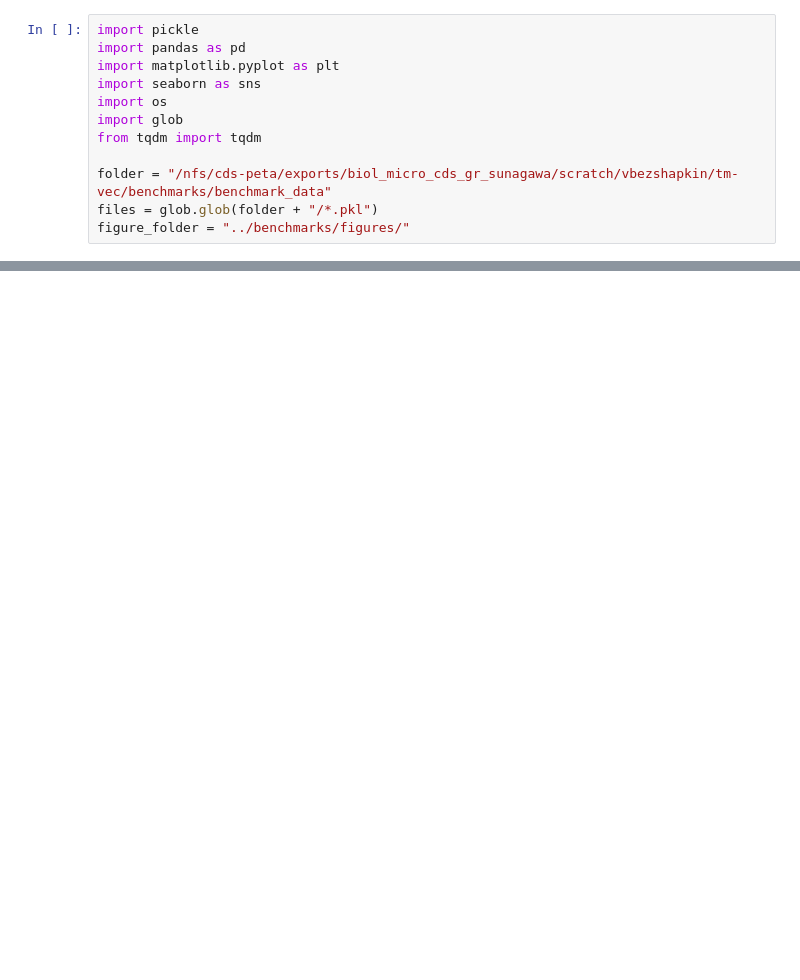
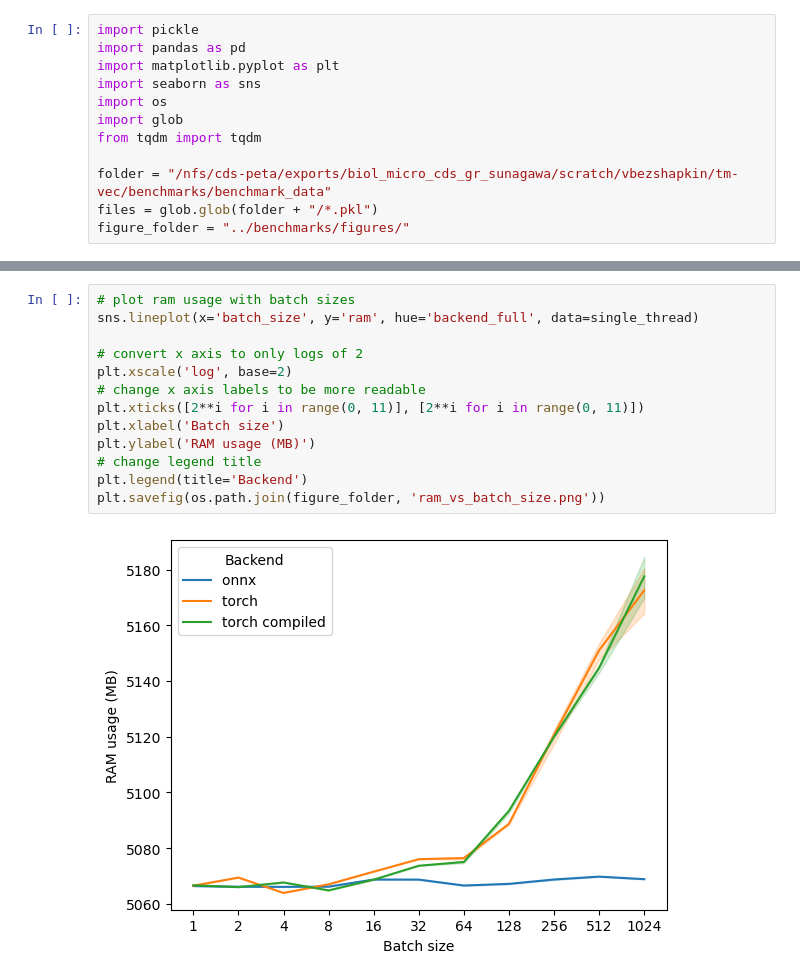
Before and after one commit to mortonjt/tm-vec, a Jupyter notebook: notebooks/benchmark_vis.ipynb, the cells around one changed output, grey strips where cells are left out. Saved outputs shown, nothing was run; the diff lists cells and outputs as text; blank space fills up the shorter version.

```diff
--- a/notebooks/benchmark_vis.ipynb
+++ b/notebooks/benchmark_vis.ipynb
@@ -104,0 +109,15 @@ plt.savefig(os.path.join(figure_folder, 'model_loading_time.png'));
+# %%
+# plot ram usage with batch sizes
+sns.lineplot(x='batch_size', y='ram', hue='backend_full', data=single_thread)
+
+# convert x axis to only logs of 2
+plt.xscale('log', base=2)
+# change x axis labels to be more readable
+plt.xticks([2**i for i in range(0, 11)], [2**i for i in range(0, 11)])
+plt.xlabel('Batch size')
+plt.ylabel('RAM usage (MB)')
+# change legend title
+plt.legend(title='Backend')
+plt.savefig(os.path.join(figure_folder, 'ram_vs_batch_size.png'))
+# %% [output]
+[figure, added]
```
Also changed, not shown: parts of 7 cells of this notebook, 8 other files.
